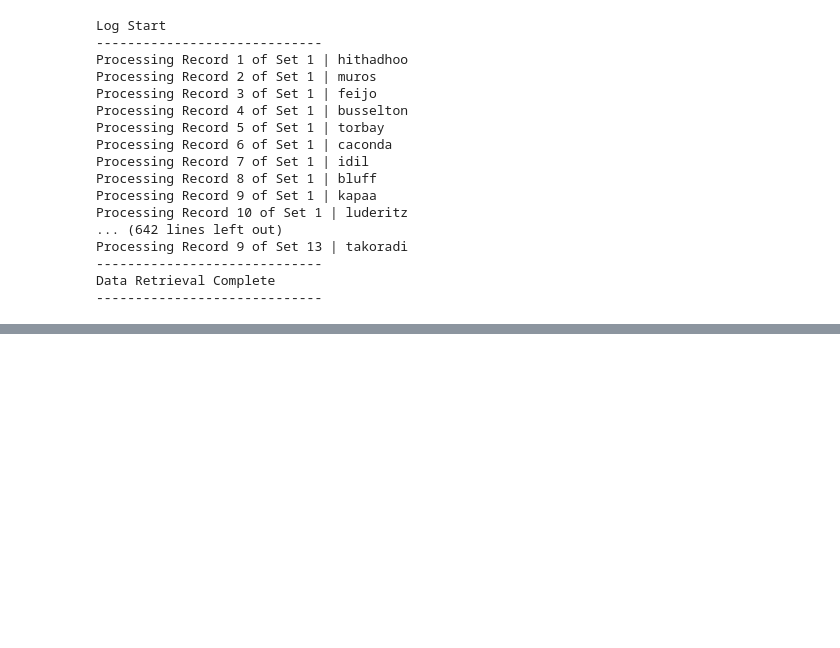
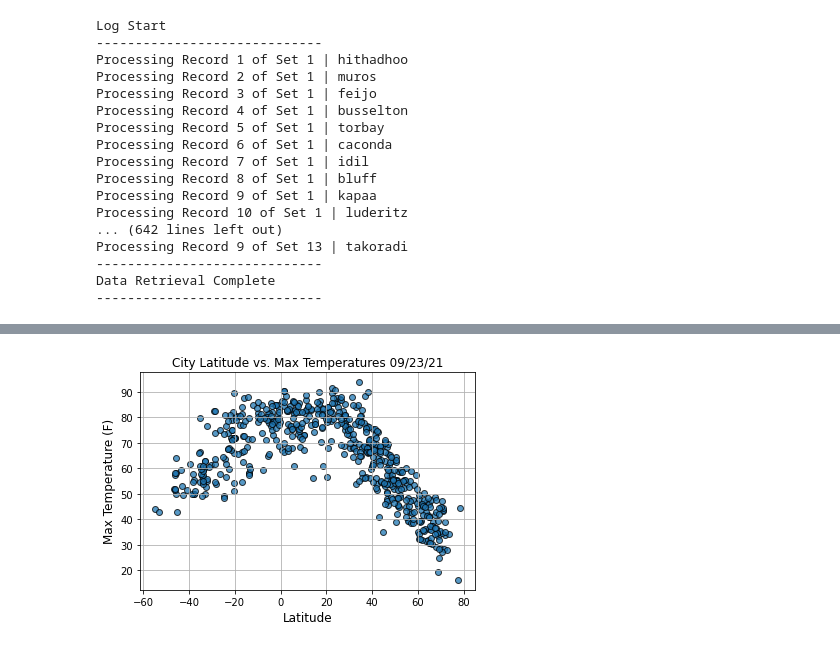
Before and after one commit to austenmarden/world_weather_analysis, a Jupyter notebook: weatherpy.ipynb, the cells around one changed output, grey strips where cells are left out. Saved outputs shown, nothing was run; the diff lists cells and outputs as text; code cells hidden in the pictures; blank space fills up the shorter version.

Commit message:
updated weatherpy file and scatter plot images

```diff
--- a/weatherpy.ipynb
+++ b/weatherpy.ipynb
@@ -228,3 +228,32 @@ city_data_df.head()
 output_data_file = "weather_data/cities.csv"
 # Export the City_Data into a CSV.
 city_data_df.to_csv(output_data_file, index_label="City_ID")
+# %%
+#scatter plot
+
+# Extract relevant fields from the DataFrame for plotting.
+lats = city_data_df["Lat"]
+max_temps = city_data_df["Max Temp"]
+humidity = city_data_df["Humidity"]
+cloudiness = city_data_df["Cloudiness"]
+wind_speed = city_data_df["Wind Speed"]
+
+# Import the time module.
+import time
+# Get today's date in seconds.
+today = time.strftime('%x')
+
+
+fig, ax = plt.subplots()
+ax.scatter(lats,max_temps, edgecolor='black', alpha=.75)
+ax.set_title('City Latitude vs. Max Temperatures ' + today, fontsize=12)
+ax.set_xlabel('Latitude', fontsize=12)
+ax.set_ylabel('Max Temperature (F)', fontsize=12)
+ax.grid()
+
+# Save the figure.
+plt.savefig("weather_data/Fig1.png")
+
+fig.show()
+# %% [output]
+[figure, added]
```
Also changed, not shown: parts of 3 cells of this notebook, 4 other files.
